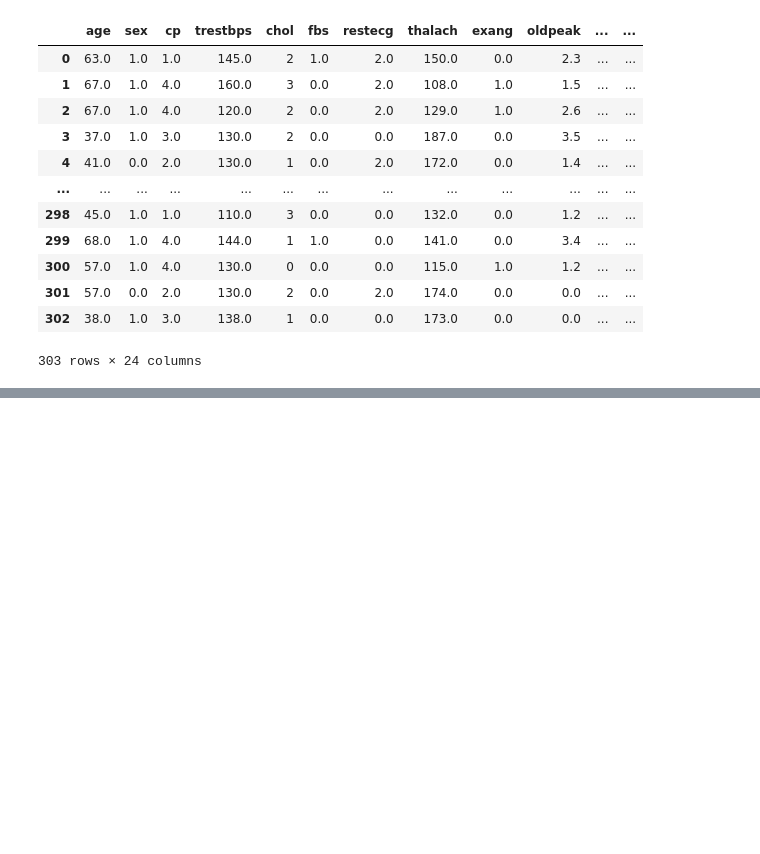
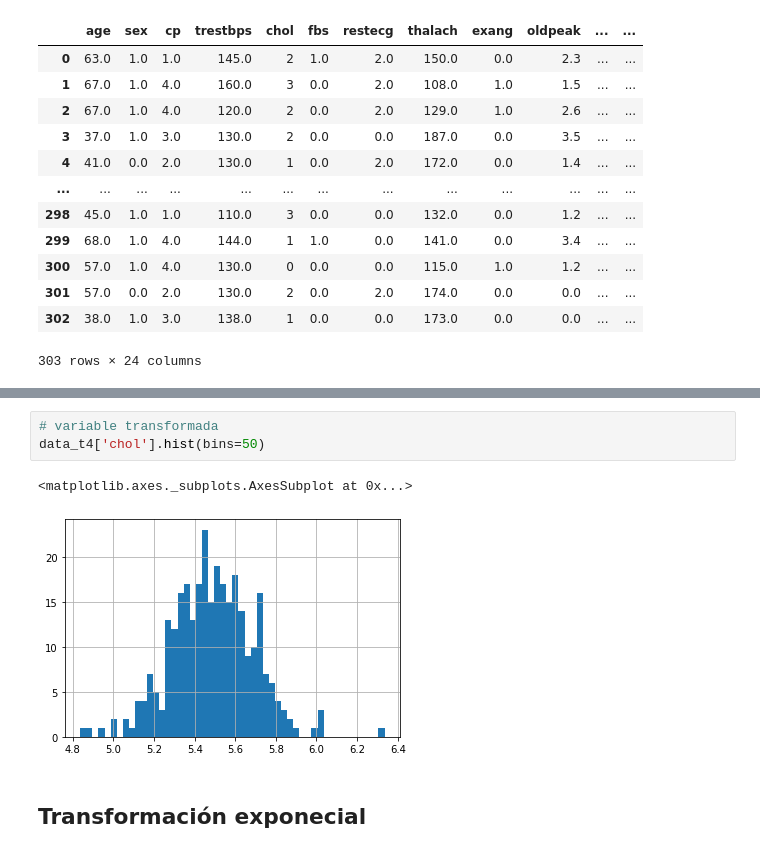
Before and after one commit to DanJoshuaSG/Clase_3_Supervised-Learning, a Jupyter notebook: Tratamiento_Data.ipynb, the cells around one changed output, grey strips where cells are left out. Saved outputs shown, nothing was run; the diff lists cells and outputs as text; blank space fills up the shorter version.

```diff
--- a/Tratamiento_Data.ipynb
+++ b/Tratamiento_Data.ipynb
@@ -479,0 +560,8 @@ chol
+# %%
+# variable transformada
+data_t4['chol'].hist(bins=50)
+# %% [output]
+<matplotlib.axes._subplots.AxesSubplot at 0x...>
+[figure, added]
+# %% [markdown]
+## Transformación exponecial
```
Also changed, not shown: parts of 16 cells of this notebook.
